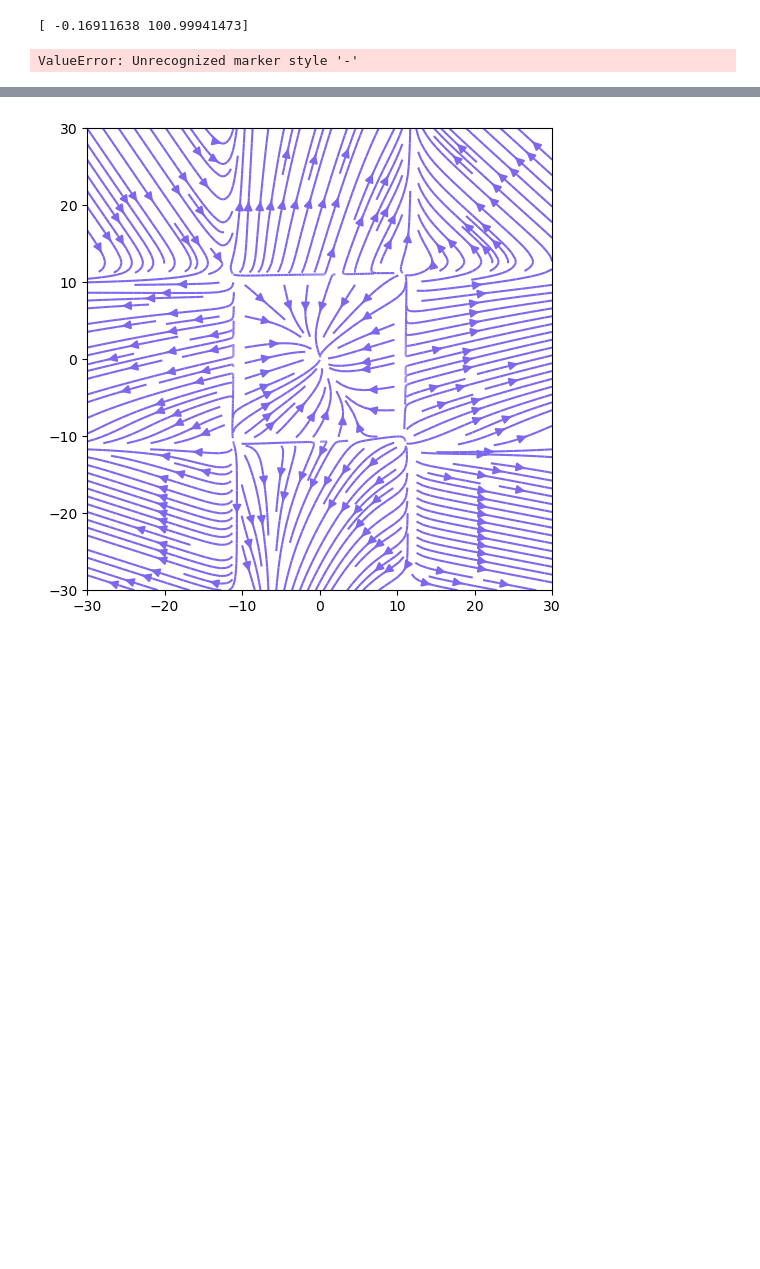
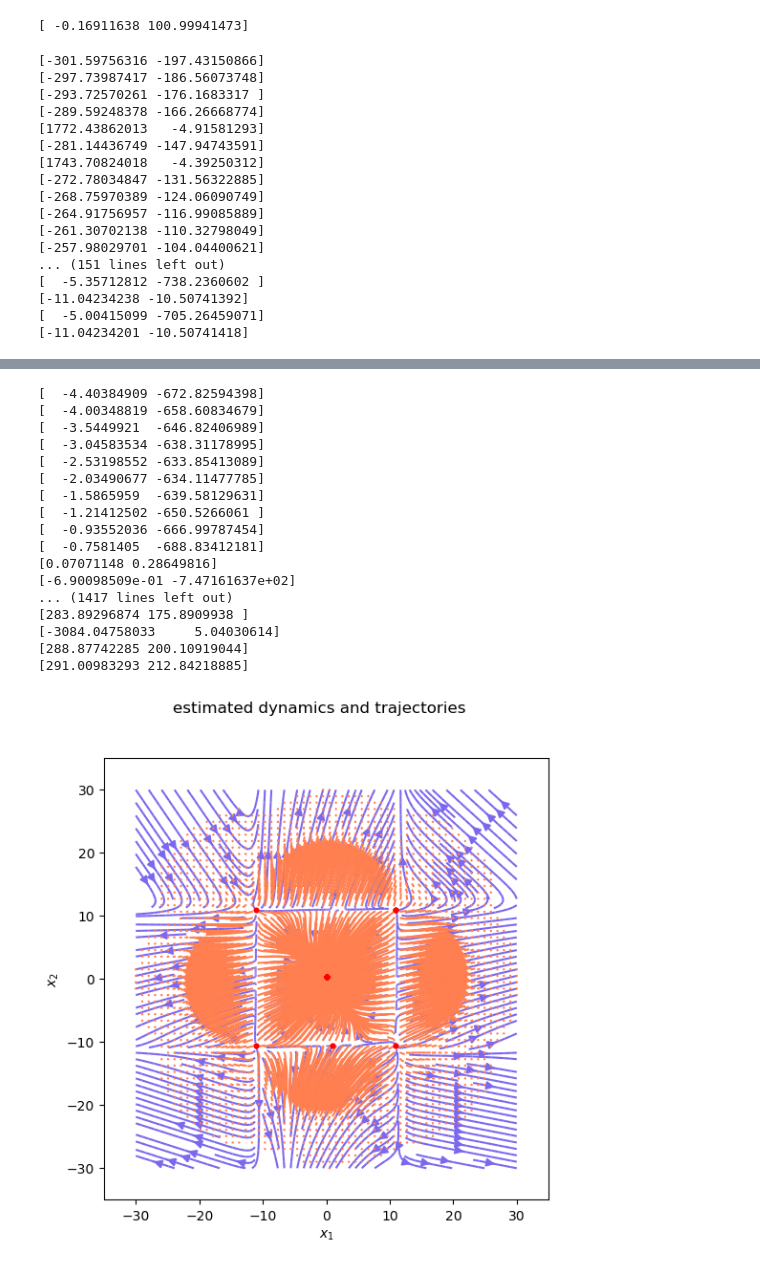
Before and after one commit to osflo/gp-sde, a Jupyter notebook: demos/Spike_Neuron_Use_model.ipynb, the cells around one changed output, grey strips where cells are left out. Cells and saved outputs as stored; diff of their text form; code cells hidden in the pictures; blank space fills up the shorter version.

```diff
--- a/demos/Spike_Neuron_Use_model.ipynb
+++ b/demos/Spike_Neuron_Use_model.ipynb
@@ -320,7 +326,7 @@ with torch.no_grad():
     d = np.array(model.outputMapping.Offset)
 dt=0.004
 
-X0=[[0,0],[0,-3],[-7.5,7.5],[3,3]] #less than -3 don't work for x2
+X0=[[0,0],[-7,7],[-8,3],[-15,15]] #less than -3 don't work for x2
 
 f,ax=plt.subplots(2,2,figsize=(14,14))
 
@@ -378,7 +384,7 @@ print(fixed)
 
 
 # visualise dynamics
-ngrids=60
+ngrid=60
 xmin = -30
 xmax = 30
 x = torch.linspace(xmin,xmax,ngrid)
@@ -404,6 +410,7 @@ for i in np.linspace(-5,5,40):
        for j in np.linspace(-5,5,40):
               with torch.no_grad():
                      fixed=optimize.fsolve(lambda x:f_ode(0,x),np.array([i,j]))
+                     print(fixed)
               plt.plot(fixed[0],fixed[1],color='r',marker='.')
 
 plt.xlim([-35,35])
@@ -416,4 +423,20 @@ plt.suptitle('estimated dynamics and trajectories')
 plt.savefig("Generation/dynamics&trajectories&fixed"+name+".pdf")
 plt.show()
 # %% [output]
-ValueError: Unrecognized marker style '-'
+[-301.59756316 -197.43150866]
+[-297.73987417 -186.56073748]
+[-293.72570261 -176.1683317 ]
+[-289.59248378 -166.26668774]
+[1772.43862013   -4.91581293]
+[-281.14436749 -147.94743591]
+[1743.70824018   -4.39250312]
+[-272.78034847 -131.56322885]
+[-268.75970389 -124.06090749]
+[-264.91756957 -116.99085889]
+[-261.30702138 -110.32798049]
+[-257.98029701 -104.04400621]
+... (151 lines left out)
+[  -5.35712812 -738.2360602 ]
+[-11.04234238 -10.50741392]
+[  -5.00415099 -705.26459071]
+[-11.04234201 -10.50741418]
@@ -420 +444,18 @@ ValueError: Unrecognized marker style '-'
+[  -4.40384909 -672.82594398]
+[  -4.00348819 -658.60834679]
+[  -3.5449921  -646.82406989]
+[  -3.04583534 -638.31178995]
+[  -2.53198552 -633.85413089]
+[  -2.03490677 -634.11477785]
+[  -1.5865959  -639.58129631]
+[  -1.21412502 -650.5266061 ]
+[  -0.93552036 -666.99787454]
+[  -0.7581405  -688.83412181]
+[0.07071148 0.28649816]
+[-6.90098509e-01 -7.47161637e+02]
+... (1417 lines left out)
+[283.89296874 175.8909938 ]
+[-3084.04758033     5.04030614]
+[288.87742285 200.10919044]
+[291.00983293 212.84218885]
-[figure, old version]
+[figure, new version]
```
Also changed, not shown: parts of 3 cells of this notebook, 2 other files.
